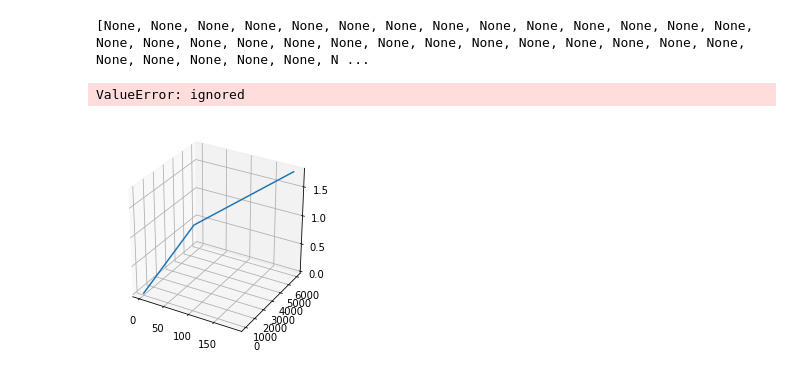
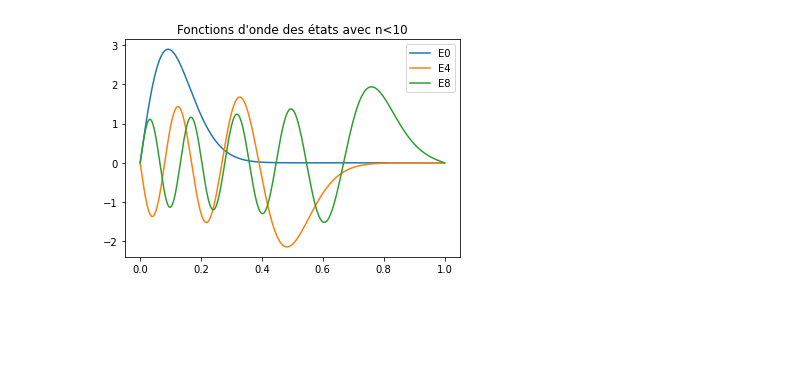
Before and after one commit to linhgiangpham99/TPPQ1, a Jupyter notebook: Copie_de_TP_PQ2.ipynb, the cells around one changed output. Saved outputs shown, nothing was run; the diff lists cells and outputs as text; code cells hidden in the pictures; blank space fills up the shorter version.

```diff
--- a/Copie_de_TP_PQ2.ipynb
+++ b/Copie_de_TP_PQ2.ipynb
@@ -425,35 +99,0 @@ plt.show()
-# %%
-def Q1():
-  theta0=50
-  steps=1000
-  Bmin=0
-  Bmax=6000
-  f=9.19*10**9
-  b=np.linspace(Bmin, Bmax, steps)
-  c=list()
-  for i in range(steps):
-    c.append(findtransit(b[i],theta0))
-  print(c)
-Q1()
-# %% [output]
-[None, None, None, None, None, None, None, None, None, None, None, None, None, None, None, None, None, None, None, None, None, None, None, None, None, None, None, None, None, None, None, None, None, N ...
-# %%
-#from mpl_toolkits.mplot3d import Axes3D
-thetalist=np.linspace(0, 190, 1000)
-#fig = plt.figure(figsize=(4,4))
-#ax = fig.add_subplot( projection='3d')
-for i in range(3):
-  c=list()
-  for j in range (steps):
-    for k in range(1000):
-      d=difen(b[k],thetalist[j])
-      c.append(d[i])
-    ax.plot(thetalist,b,c)
-#plt.axhline(f,color='r')
-#plt.title("Fonctions d'onde des cinq premiers états pour N=15")
-#plt.legend(loc = 'lower right')
-#plt.axis([0,1,0,200])
-plt.show()
-# %% [output]
-ValueError: ignored
-[figure, removed]
@@ -459,0 +122,18 @@ ValueError: ignored
+# %%
+step= 1000
+R=24
+k=3 #3 niveaux d'énergie
+#fig,axs=plt.subplots(1,(k))
+i=0
+v0=300
+N=50
+a=1
+for j in range (0,10,4):
+  vector=Psi(R,N,step,alpha,j)
+  t1 = np.linspace(0, a, step)
+  plt.plot(t1, vector, label='E'+ str(j))
+plt.title("Fonctions d'onde des états avec n<10")
+plt.legend(loc = 'upper right')
+plt.show()
+# %% [output]
+[figure, added]
```
Also changed, not shown: parts of 44 cells of this notebook.
